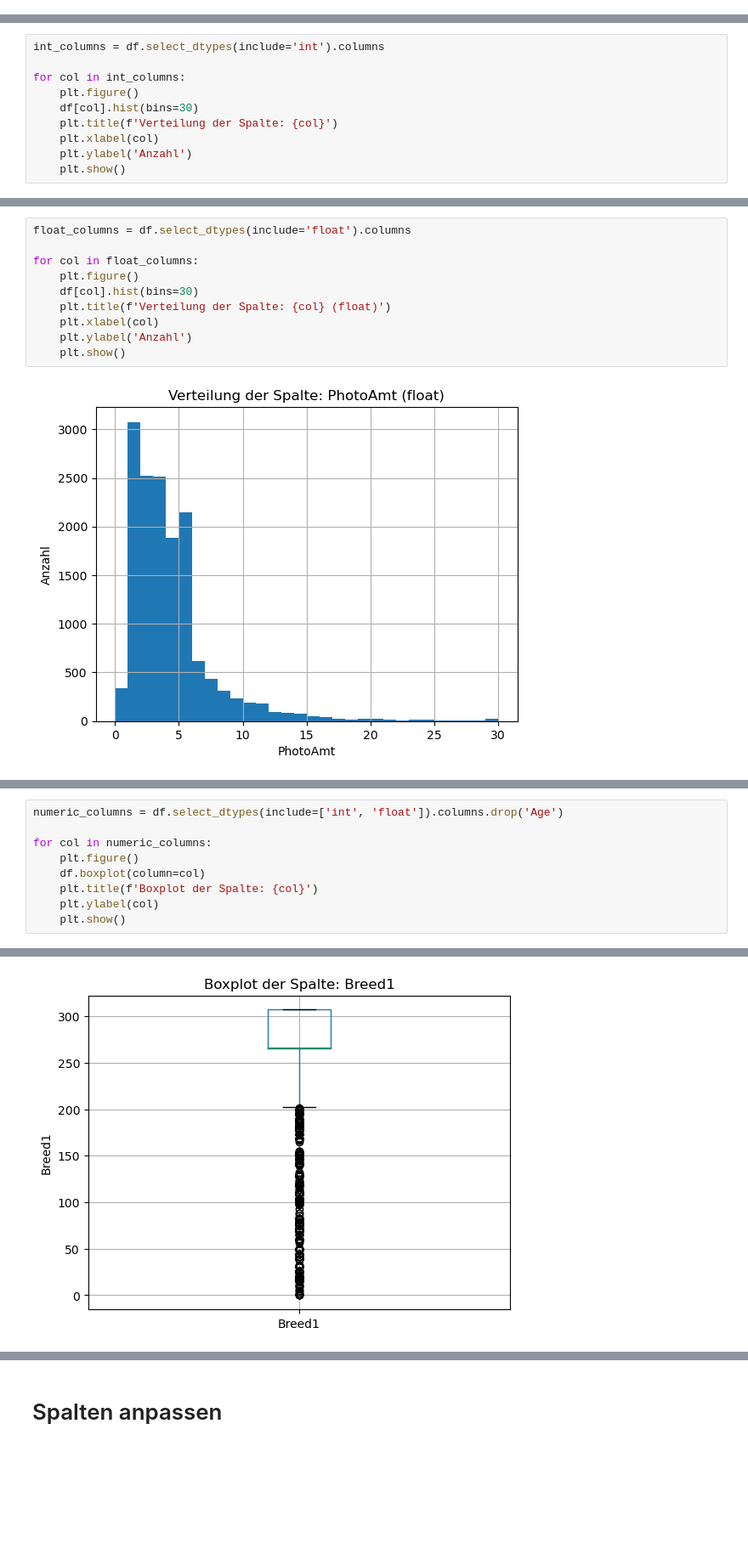
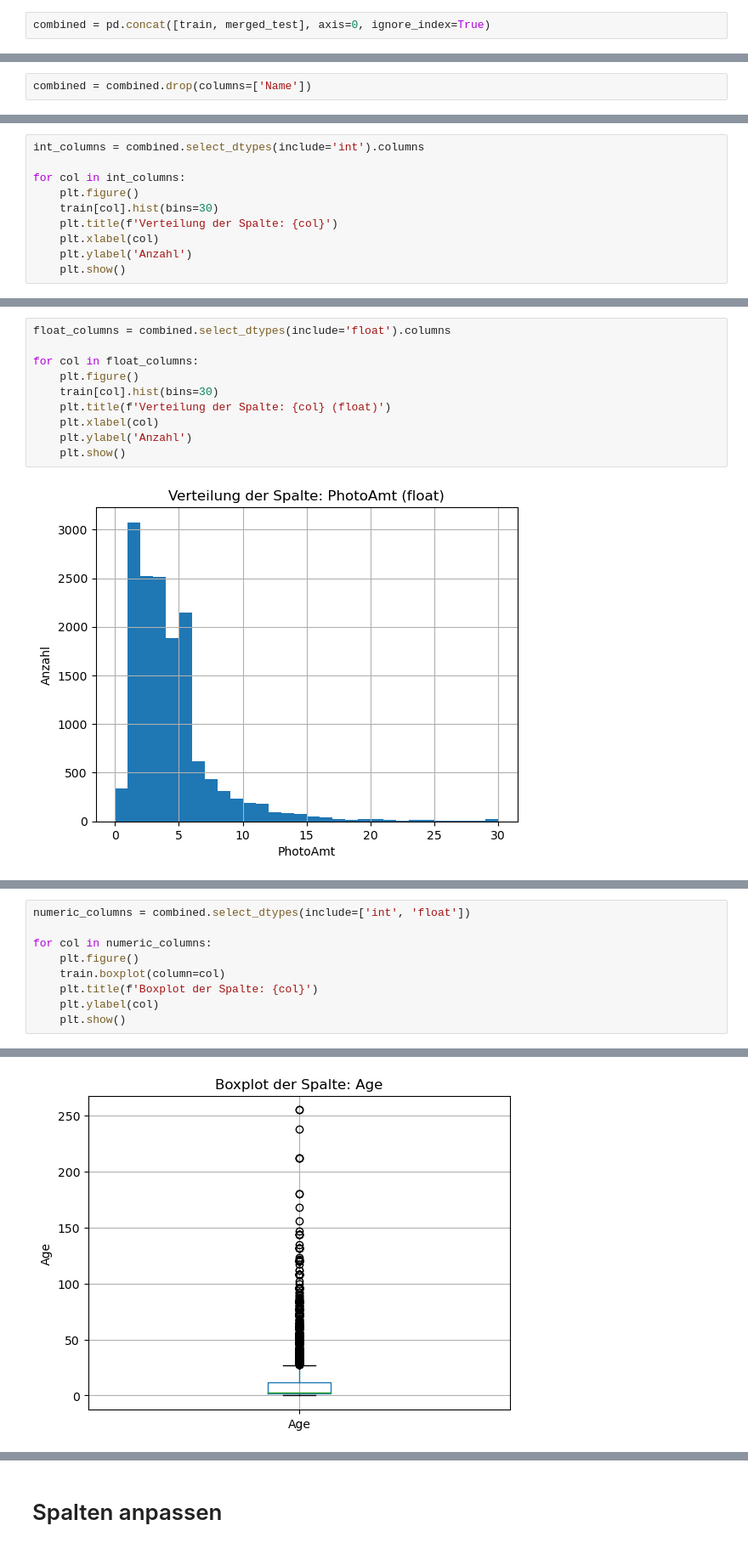
Before and after one commit to SebastianWolfP/AlgoTuning, a Jupyter notebook: 00-Data_Preparation.ipynb, the cells around one changed output, grey strips where cells are left out. Shown: that part at 85% size. Cells and saved outputs as stored; diff of their text form; blank space fills up the shorter version.

```diff
--- a/00-Data_Preparation.ipynb
+++ b/00-Data_Preparation.ipynb
@@ -7,0 +14,2 @@ df = pd.read_csv("data/train.csv")
+# %%
+combined = pd.concat([train, merged_test], axis=0, ignore_index=True)
@@ -97,11 +87,13 @@ dtype: int64
+# %%
+combined = combined.drop(columns=['Name'])
 # %% [markdown]
 ### Vertielungen anschauen
 # %%
-int_columns = df.select_dtypes(include='int').columns
+int_columns = combined.select_dtypes(include='int').columns
 
 for col in int_columns:
     plt.figure()
-    df[col].hist(bins=30)
+    train[col].hist(bins=30)
     plt.title(f'Verteilung der Spalte: {col}')
     plt.xlabel(col)
     plt.ylabel('Anzahl')
@@ -121,11 +113,11 @@ for col in int_columns:
 [figure]
 ... (7 outputs left out)
 # %%
-float_columns = df.select_dtypes(include='float').columns
+float_columns = combined.select_dtypes(include='float').columns
 
 for col in float_columns:
     plt.figure()
-    df[col].hist(bins=30)
+    train[col].hist(bins=30)
     plt.title(f'Verteilung der Spalte: {col} (float)')
     plt.xlabel(col)
     plt.ylabel('Anzahl')
@@ -163,12 +147,12 @@ memory usage: 2.7+ MB
 # %%
-numeric_columns = df.select_dtypes(include=['int', 'float']).columns.drop('Age')
+numeric_columns = combined.select_dtypes(include=['int', 'float'])
 
 for col in numeric_columns:
     plt.figure()
-    df.boxplot(column=col)
+    train.boxplot(column=col)
     plt.title(f'Boxplot der Spalte: {col}')
     plt.ylabel(col)
     plt.show()
 # %% [output]
 [figure]
-[figure, old version]
+[figure, new version]
```
Also changed, not shown: parts of 31 cells of this notebook, 1 other file.
